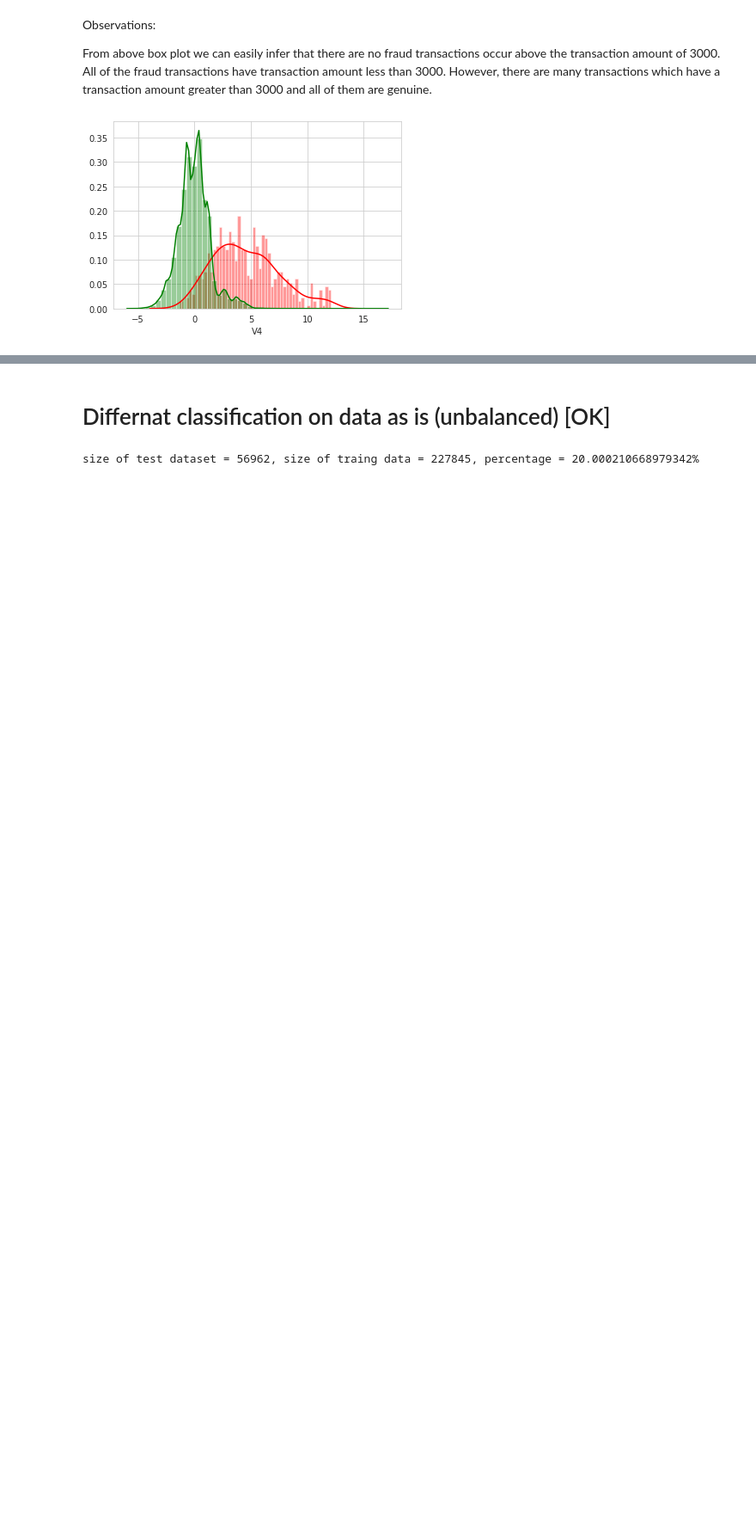
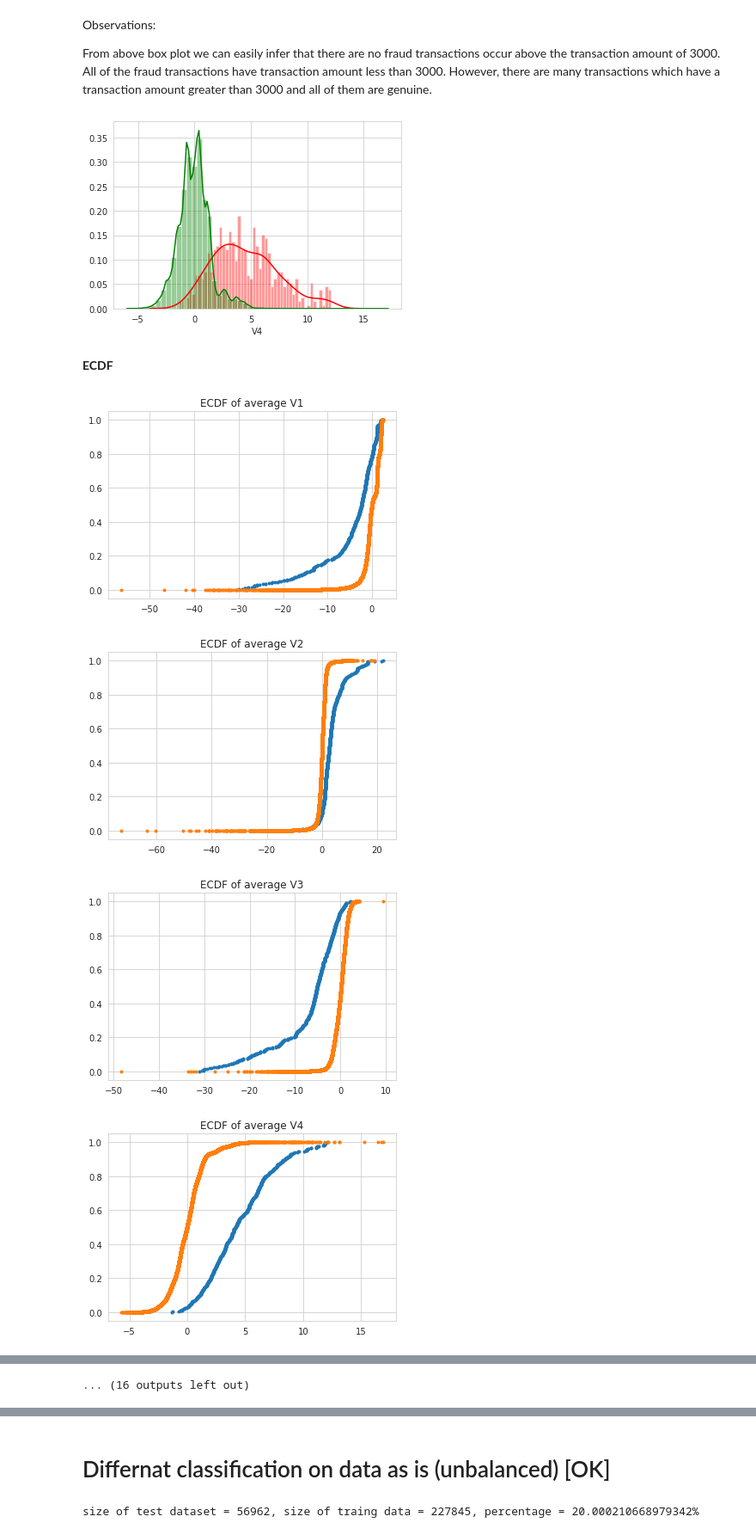
Before and after one commit to duhajarrar/FraudDetectionMLProject, a Jupyter notebook: CreditCardFraudDetection.ipynb, the cells around one changed output, grey strips where cells are left out. Shown at 86% size. Cells and saved outputs as stored; diff of their text form; code cells hidden in the pictures; blank space fills up the shorter version.

```diff
--- a/CreditCardFraudDetection.ipynb
+++ b/CreditCardFraudDetection.ipynb
@@ -454,3 +435,24 @@ sns.distplot(creditcard[col][creditcard.Class == 0], bins=50, color='g')
 plt.show()
 # %% [output]
 [figure]
+# %% [markdown]
+**ECDF**
+# %%
+# Creating our ecdf function
+def ecdf(data,i):
+    xaxis = np.sort(data)
+    yaxis = np.arange(1,len(data)+1)/len(data)
+    plt.plot(xaxis,yaxis,linestyle='none',marker='.')
+    plt.title('ECDF of average V'+str(i))
+creditcardFraud=creditcard[creditcard['Class']==1]
+creditcardNotFraud=creditcard[creditcard['Class']==0]
+
+for i in range(1,29):
+    ecdf(creditcardFraud['V'+str(i)],i)
+    ecdf(creditcardNotFraud['V'+str(i)],i)
+    plt.show()
+# %% [output]
+[figure, added]
+[figure, added]
+[figure, added]
+[figure, added]
@@ -456,0 +467 @@ plt.show()
+... (16 outputs left out)
```
Also changed, not shown: parts of 31 cells of this notebook.
